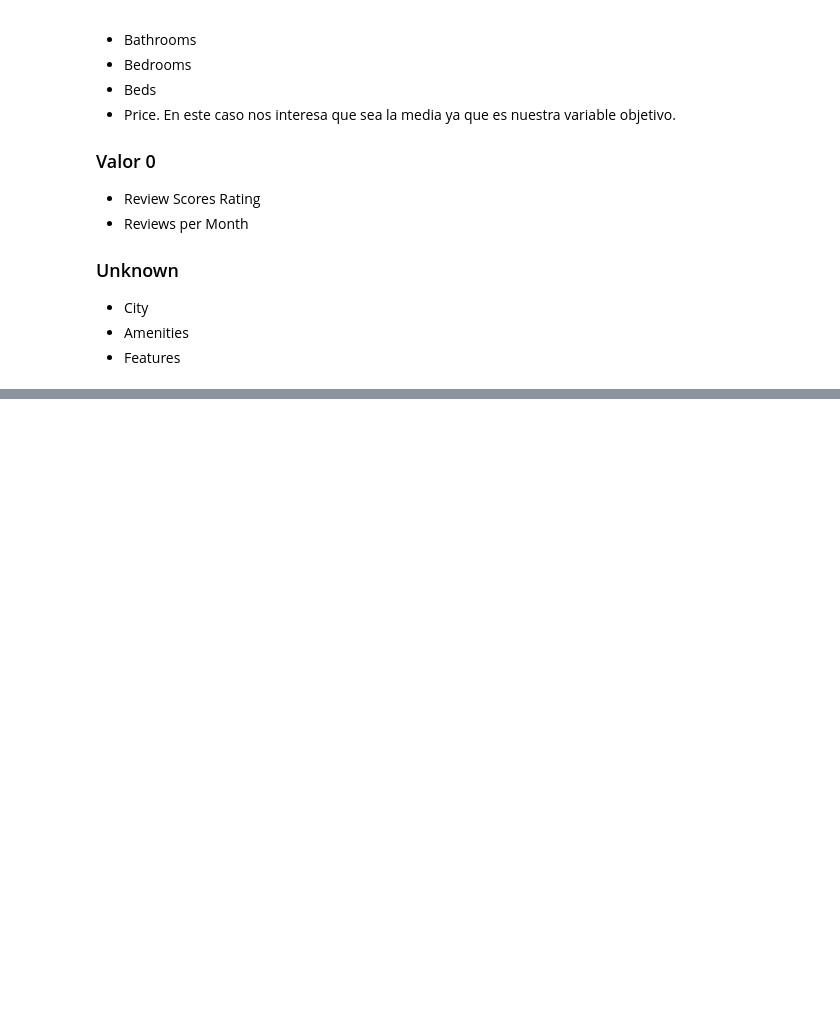
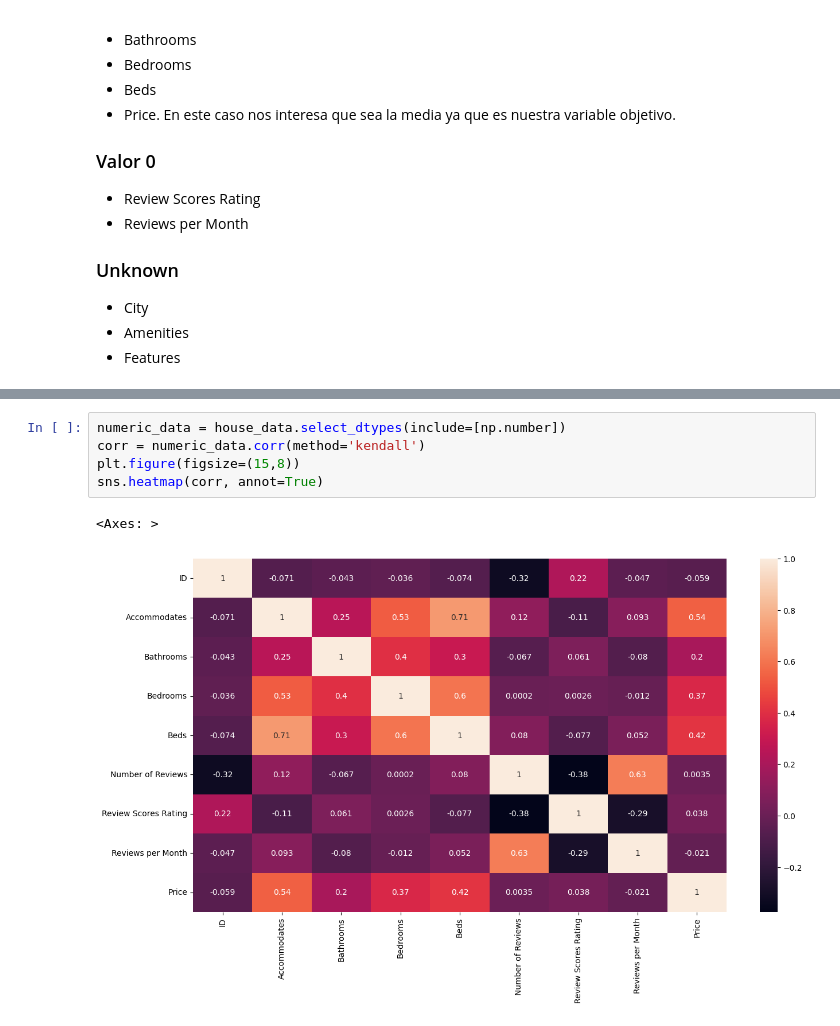
Before and after one commit to jaimegonzalezc/KC-Practica-MachineLearning, a Jupyter notebook: practicaML.ipynb, the cells around one changed output, grey strips where cells are left out. Saved outputs shown, nothing was run; the diff lists cells and outputs as text; blank space fills up the shorter version.

```diff
--- a/practicaML.ipynb
+++ b/practicaML.ipynb
@@ -293,0 +298,8 @@ house_data.head(5).T
+# %%
+numeric_data = house_data.select_dtypes(include=[np.number])
+corr = numeric_data.corr(method='kendall')
+plt.figure(figsize=(15,8))
+sns.heatmap(corr, annot=True)
+# %% [output]
+<Axes: >
+[figure, added]
```
Also changed, not shown: parts of 14 cells of this notebook, 4 other files.
